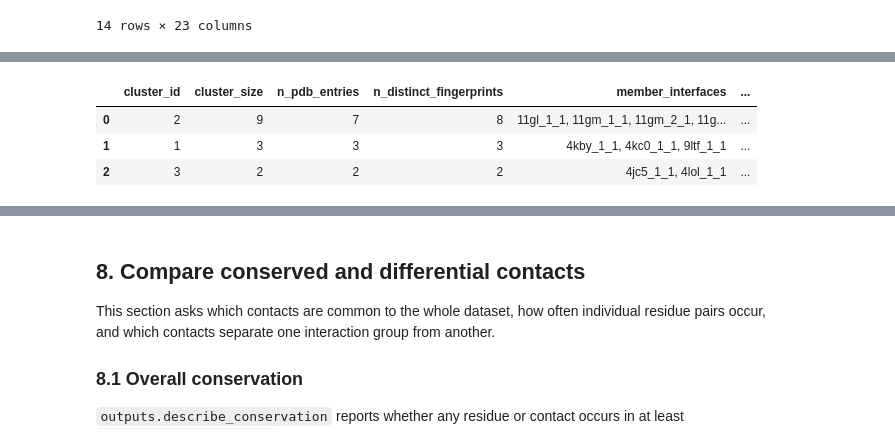
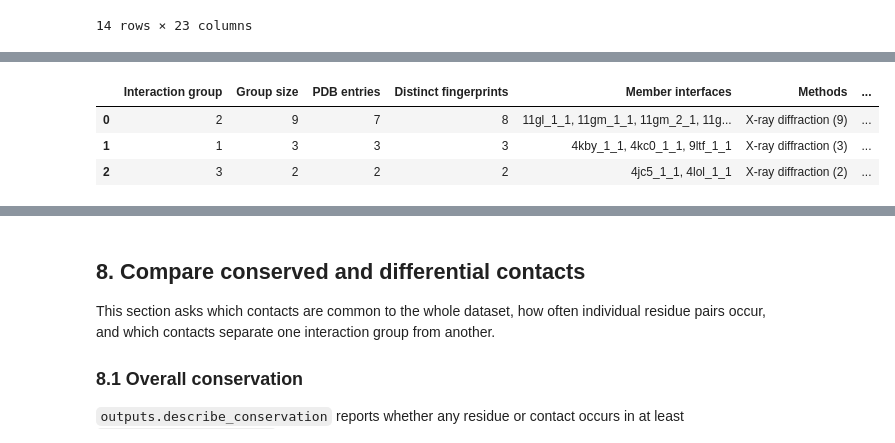
Before and after one commit to sridevan/interface_analysis_notebook, a Jupyter notebook: notebook.ipynb, the cells around one changed output, grey strips where cells are left out. Saved outputs shown, nothing was run; the diff lists cells and outputs as text; code cells hidden in the pictures.

```diff
--- a/notebook.ipynb
+++ b/notebook.ipynb
@@ -453,18 +459,16 @@ outputs.build_structure_table(
 # %%
 import pandas as pd
 
 report = outputs.cluster_interpretation_report(
     records, cluster_result, overlap,
     assembly_metadata=assembly_metadata,
     partner_map=partner_map,
     conservation_threshold=cfg.conservation_threshold,
 )
 with pd.option_context("display.max_colwidth", None):
-    display(report[["cluster_id", "cluster_size", "n_pdb_entries", "n_distinct_fingerprints",
-                    "member_interfaces",
-                    "experimental_methods", "resolution_range", "qc_warnings"]])
+    display(outputs.format_group_report(report))
 # %% [output]
-|  | cluster_id | cluster_size | n_pdb_entries | n_distinct_fingerprints | member_interfaces | ... |
-| 0 | 2 | 9 | 7 | 8 | 11gl_1_1, 11gm_1_1, 11gm_2_1, 11g... | ... |
-| 1 | 1 | 3 | 3 | 3 | 4kby_1_1, 4kc0_1_1, 9ltf_1_1 | ... |
-| 2 | 3 | 2 | 2 | 2 | 4jc5_1_1, 4lol_1_1 | ... |
+|  | Interaction group | Group size | PDB entries | Distinct fingerprints | Member interfaces | Methods | ... |
+| 0 | 2 | 9 | 7 | 8 | 11gl_1_1, 11gm_1_1, 11gm_2_1, 11g... | X-ray diffraction (9) | ... |
+| 1 | 1 | 3 | 3 | 3 | 4kby_1_1, 4kc0_1_1, 9ltf_1_1 | X-ray diffraction (3) | ... |
+| 2 | 3 | 2 | 2 | 2 | 4jc5_1_1, 4lol_1_1 | X-ray diffraction (2) | ... |
```
Also changed, not shown: parts of 5 cells of this notebook, 4 other files.
